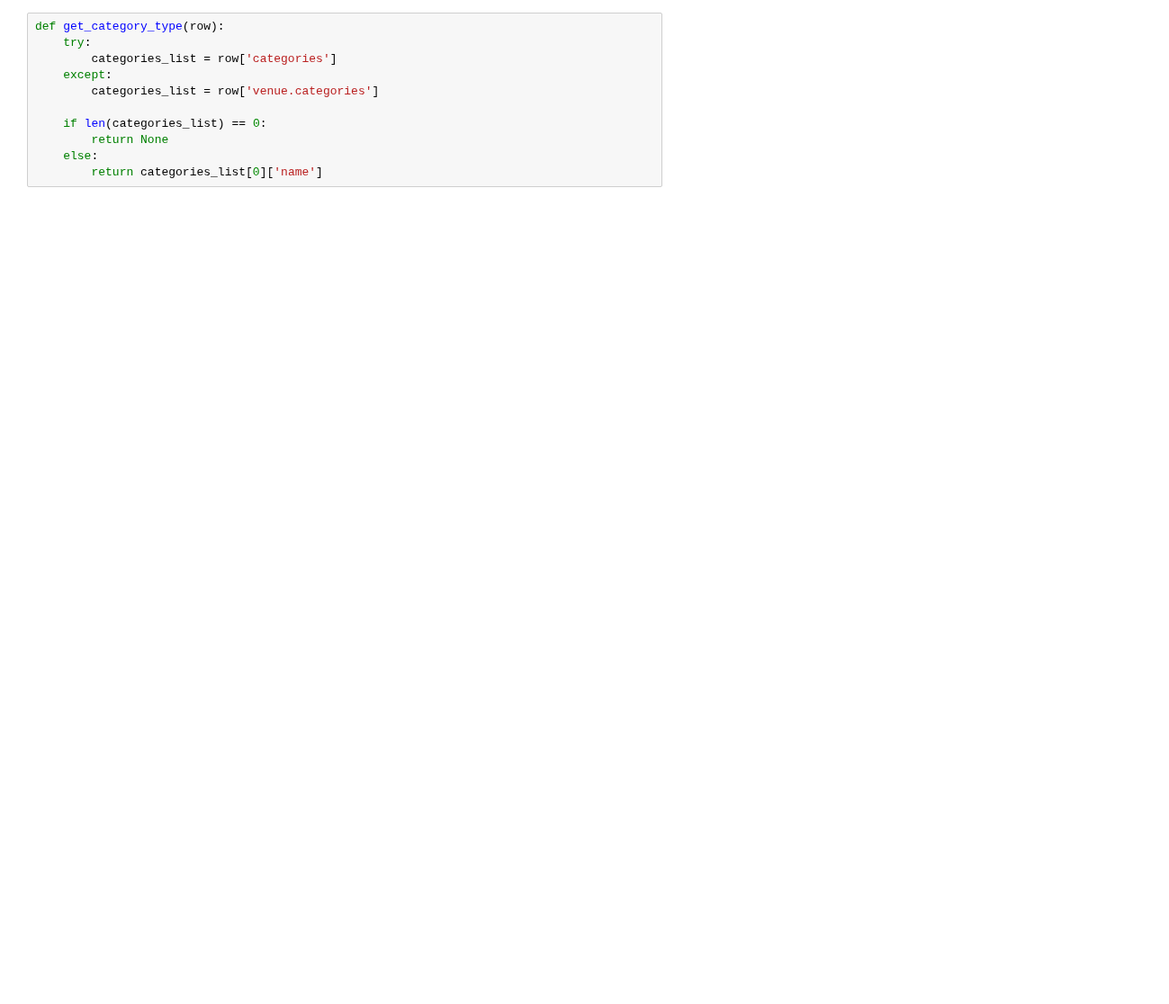
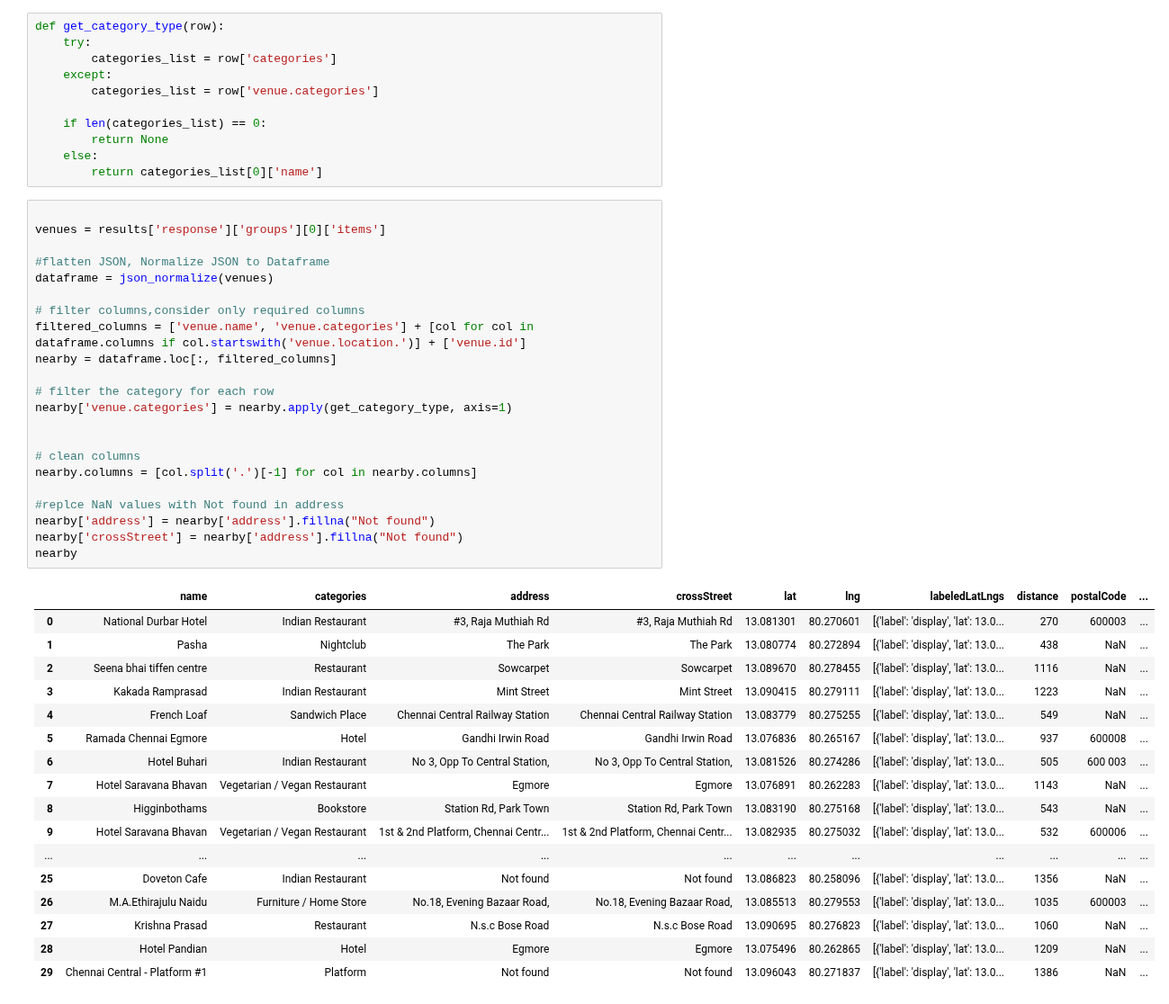
Before and after one commit to Venkatakrishnan2021/IBM_Coursera_Capstone, a Jupyter notebook: The Battle of Neighborhoods (Week 2).ipynb, the cells around one changed output. Shown at 90% size. Cells and saved outputs as stored; diff of their text form; blank space fills up the shorter version.

```diff
--- a/The Battle of Neighborhoods (Week 2).ipynb
+++ b/The Battle of Neighborhoods (Week 2).ipynb
@@ -88,4 +82,44 @@ def get_category_type(row):
         return None
     else:
         return categories_list[0]['name']
+# %%
+
+venues = results['response']['groups'][0]['items']
+
+#flatten JSON, Normalize JSON to Dataframe
+dataframe = json_normalize(venues)
+
+# filter columns,consider only required columns
+filtered_columns = ['venue.name', 'venue.categories'] + [col for col in dataframe.columns if col.startswith('venue.location.')] + ['venue.id']
+nearby = dataframe.loc[:, filtered_columns]
+
+# filter the category for each row
+nearby['venue.categories'] = nearby.apply(get_category_type, axis=1)
+
+
+# clean columns
+nearby.columns = [col.split('.')[-1] for col in nearby.columns]
+
+#replce NaN values with Not found in address
+nearby['address'] = nearby['address'].fillna("Not found")
+nearby['crossStreet'] = nearby['address'].fillna("Not found")
+nearby
+# %% [output]
+|  | name | categories | address | crossStreet | lat | lng | labeledLatLngs | distance | postalCode | ... |
+| 0 | National Durbar Hotel | Indian Restaurant | #3, Raja Muthiah Rd | #3, Raja Muthiah Rd | 13.081301 | 80.270601 | [{'label': 'display', 'lat': 13.0... | 270 | 600003 | ... |
+| 1 | Pasha | Nightclub | The Park | The Park | 13.080774 | 80.272894 | [{'label': 'display', 'lat': 13.0... | 438 | NaN | ... |
+| 2 | Seena bhai tiffen centre | Restaurant | Sowcarpet | Sowcarpet | 13.089670 | 80.278455 | [{'label': 'display', 'lat': 13.0... | 1116 | NaN | ... |
+| 3 | Kakada Ramprasad | Indian Restaurant | Mint Street | Mint Street | 13.090415 | 80.279111 | [{'label': 'display', 'lat': 13.0... | 1223 | NaN | ... |
+| 4 | French Loaf | Sandwich Place | Chennai Central Railway Station | Chennai Central Railway Station | 13.083779 | 80.275255 | [{'label': 'display', 'lat': 13.0... | 549 | NaN | ... |
+| 5 | Ramada Chennai Egmore | Hotel | Gandhi Irwin Road | Gandhi Irwin Road | 13.076836 | 80.265167 | [{'label': 'display', 'lat': 13.0... | 937 | 600008 | ... |
+| 6 | Hotel Buhari | Indian Restaurant | No 3, Opp To Central Station, | No 3, Opp To Central Station, | 13.081526 | 80.274286 | [{'label': 'display', 'lat': 13.0... | 505 | 600 003 | ... |
+| 7 | Hotel Saravana Bhavan | Vegetarian / Vegan Restaurant | Egmore | Egmore | 13.076891 | 80.262283 | [{'label': 'display', 'lat': 13.0... | 1143 | NaN | ... |
+| 8 | Higginbothams | Bookstore | Station Rd, Park Town | Station Rd, Park Town | 13.083190 | 80.275168 | [{'label': 'display', 'lat': 13.0... | 543 | NaN | ... |
+| 9 | Hotel Saravana Bhavan | Vegetarian / Vegan Restaurant | 1st & 2nd Platform, Chennai Centr... | 1st & 2nd Platform, Chennai Centr... | 13.082935 | 80.275032 | [{'label': 'display', 'lat': 13.0... | 532 | 600006 | ... |
+| ... | ... | ... | ... | ... | ... | ... | ... | ... | ... | ... |
+| 25 | Doveton Cafe | Indian Restaurant | Not found | Not found | 13.086823 | 80.258096 | [{'label': 'display', 'lat': 13.0... | 1356 | NaN | ... |
+| 26 | M.A.Ethirajulu Naidu | Furniture / Home Store | No.18, Evening Bazaar Road, | No.18, Evening Bazaar Road, | 13.085513 | 80.279553 | [{'label': 'display', 'lat': 13.0... | 1035 | 600003 | ... |
+| 27 | Krishna Prasad | Restaurant | N.s.c Bose Road | N.s.c Bose Road | 13.090695 | 80.276823 | [{'label': 'display', 'lat': 13.0... | 1060 | NaN | ... |
+| 28 | Hotel Pandian | Hotel | Egmore | Egmore | 13.075496 | 80.262865 | [{'label': 'display', 'lat': 13.0... | 1209 | NaN | ... |
+| 29 | Chennai Central - Platform #1 | Platform | Not found | Not found | 13.096043 | 80.271837 | [{'label': 'display', 'lat': 13.0... | 1386 | NaN | ... |
 # %%
```
Also changed, not shown: parts of 3 cells of this notebook.
